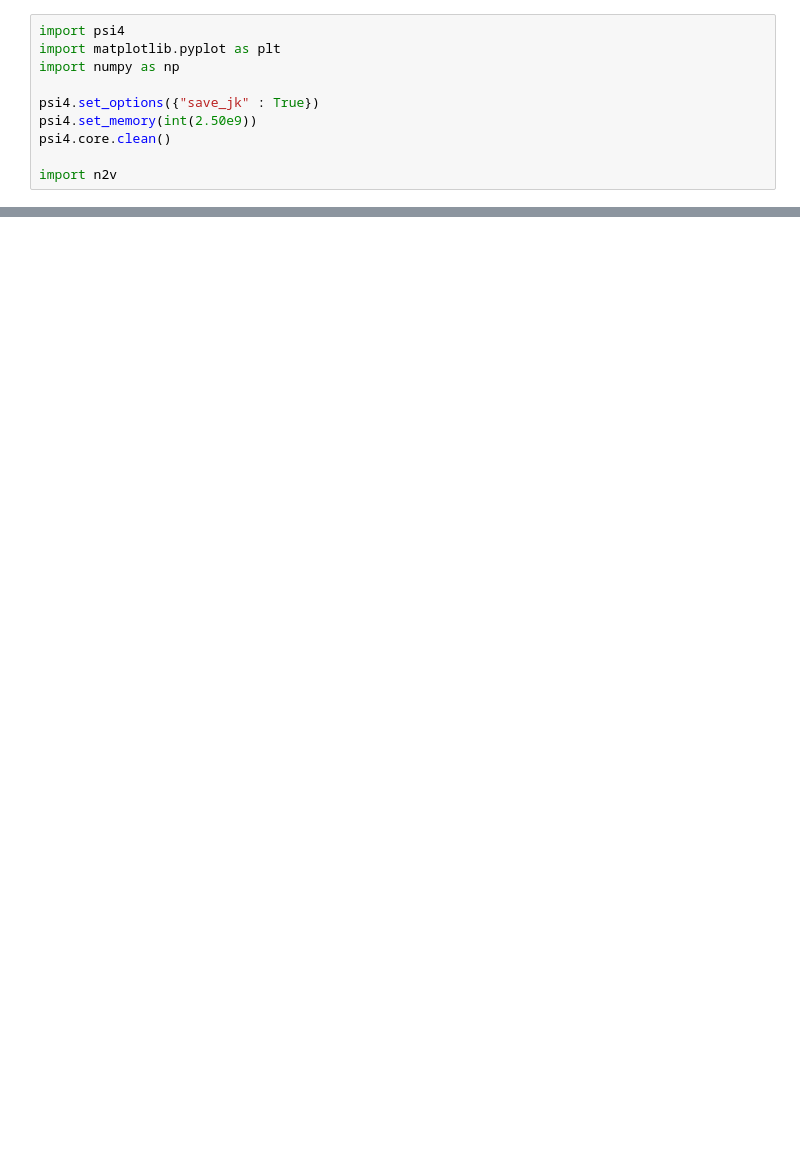
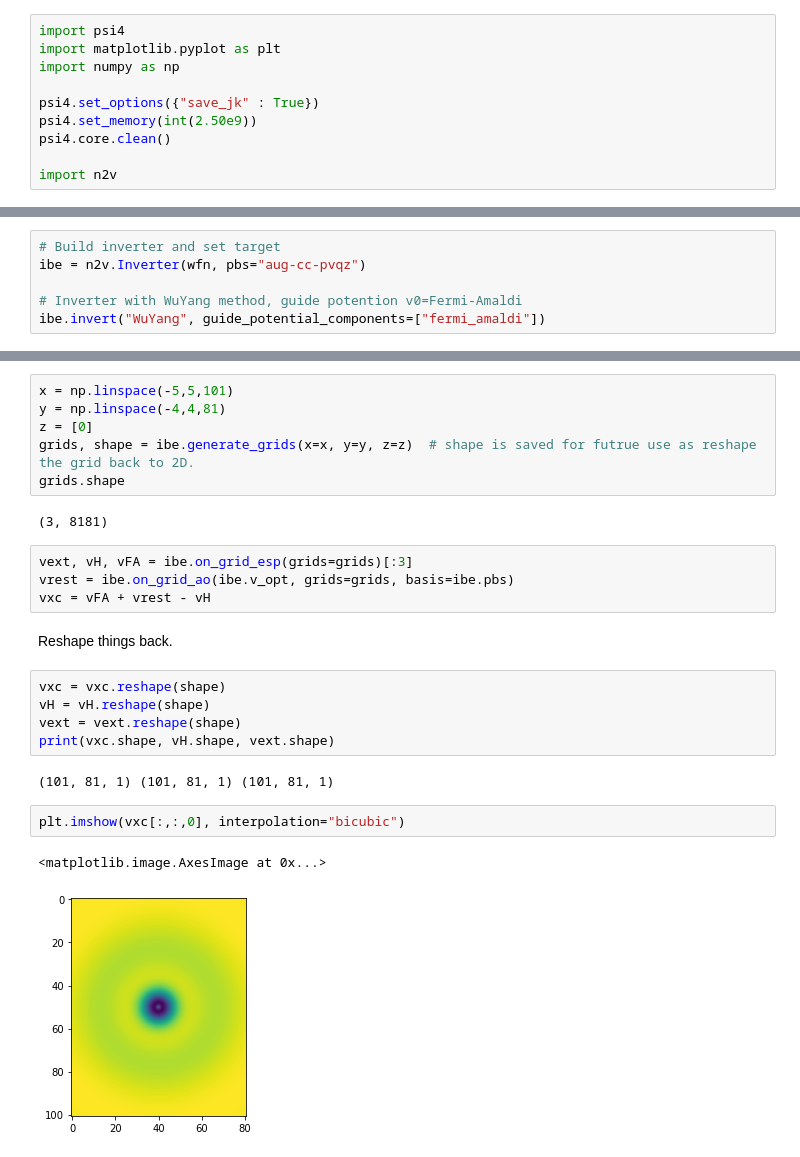
Before and after one commit to wasserman-group/n2v_examples, a Jupyter notebook: WuYang/Noble_Gases.ipynb, the cells around one changed output, grey strips where cells are left out. Cells and saved outputs as stored; diff of their text form; blank space fills up the shorter version.

Commit message:
WuYang first example finished.

```diff
--- a/WuYang/Noble_Gases.ipynb
+++ b/WuYang/Noble_Gases.ipynb
@@ -57,0 +37,6 @@ plt.legend()
+# %%
+# Build inverter and set target
+ibe = n2v.Inverter(wfn, pbs="aug-cc-pvqz")
+
+# Inverter with WuYang method, guide potention v0=Fermi-Amaldi
+ibe.invert("WuYang", guide_potential_components=["fermi_amaldi"])
@@ -57,0 +95,26 @@ plt.legend()
+# %%
+x = np.linspace(-5,5,101)
+y = np.linspace(-4,4,81)
+z = [0]
+grids, shape = ibe.generate_grids(x=x, y=y, z=z)  # shape is saved for futrue use as reshape the grid back to 2D.
+grids.shape
+# %% [output]
+(3, 8181)
+# %%
+vext, vH, vFA = ibe.on_grid_esp(grids=grids)[:3]
+vrest = ibe.on_grid_ao(ibe.v_opt, grids=grids, basis=ibe.pbs)
+vxc = vFA + vrest - vH
+# %% [markdown]
+Reshape things back.
+# %%
+vxc = vxc.reshape(shape)
+vH = vH.reshape(shape)
+vext = vext.reshape(shape)
+print(vxc.shape, vH.shape, vext.shape)
+# %% [output]
+(101, 81, 1) (101, 81, 1) (101, 81, 1)
+# %%
+plt.imshow(vxc[:,:,0], interpolation="bicubic")
+# %% [output]
+<matplotlib.image.AxesImage at 0x...>
+[figure, added]
```
Also changed, not shown: parts of 25 cells of this notebook.
